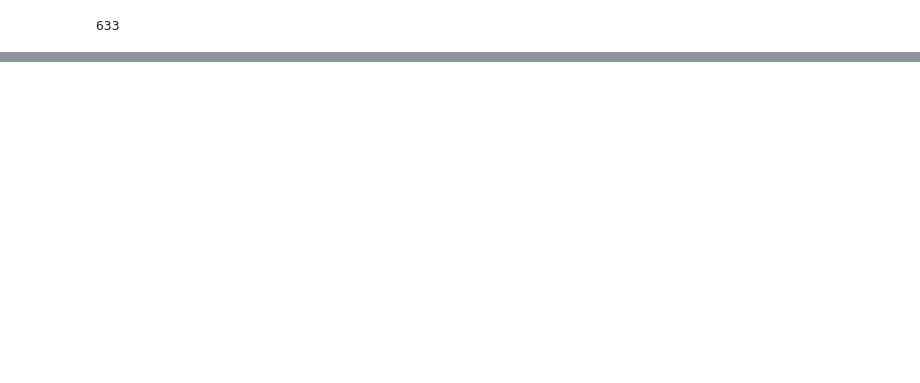
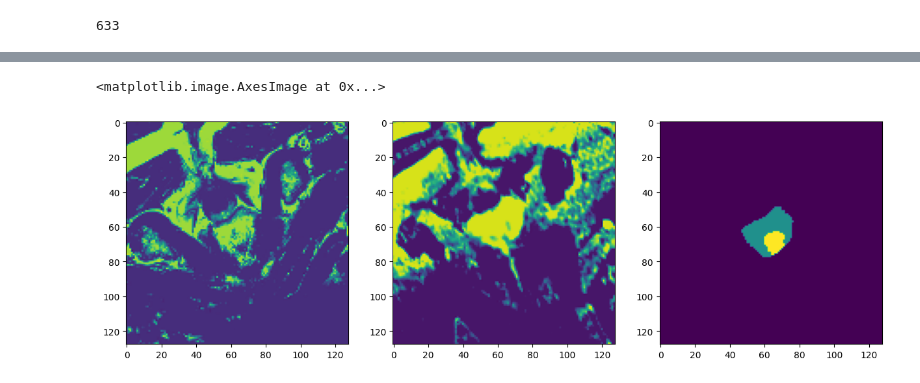
Before and after one commit to slynrick/segqnas, a Jupyter notebook: test_input.ipynb, the cells around one changed output, grey strips where cells are left out. Cells and saved outputs as stored; diff of their text form; code cells hidden in the pictures; blank space fills up the shorter version.

```diff
--- a/test_input.ipynb
+++ b/test_input.ipynb
@@ -92,0 +99,3 @@ ax2.imshow(label)
+# %%
+patients = get_list_of_prostate_patients(prostate_dataset_folder)
+print(patients)
@@ -92,0 +104,3 @@ ax2.imshow(label)
+# %%
+patch_size = (128, 128, 2)
+batch_size = 1
@@ -92,0 +117,2 @@ ax2.imshow(label)
+# %%
+train, val = get_split_deterministic(patients, fold=0, num_splits=5, random_state=12345)
@@ -92,0 +128,5 @@ ax2.imshow(label)
+# %%
+train_dataset = ProstateDataset(train, only_non_empty_slices=True)
+train_augmentation = get_prostate_training_augmentation(patch_size)
+train_dataloader = ProstateDataloader(train_dataset, batch_size, train_augmentation)
+print(len(train_dataloader))
@@ -92,0 +156,18 @@ ax2.imshow(label)
+# %%
+id = random.randint(0, len(train_dataloader))
+images, labels = train_dataloader[id]
+
+image = images[0]
+label = labels[0]
+
+fig = plt.figure(figsize=(15, 15))
+
+ax1 = fig.add_subplot(1,3,1)
+ax1.imshow(image[..., 0])
+ax2 = fig.add_subplot(1,3,2)
+ax2.imshow(image[..., 1])
+ax3 = fig.add_subplot(1,3,3)
+ax3.imshow(label)
+# %% [output]
+<matplotlib.image.AxesImage at 0x...>
+[figure, added]
```
Also changed, not shown: parts of 14 cells of this notebook, 10 other files.
